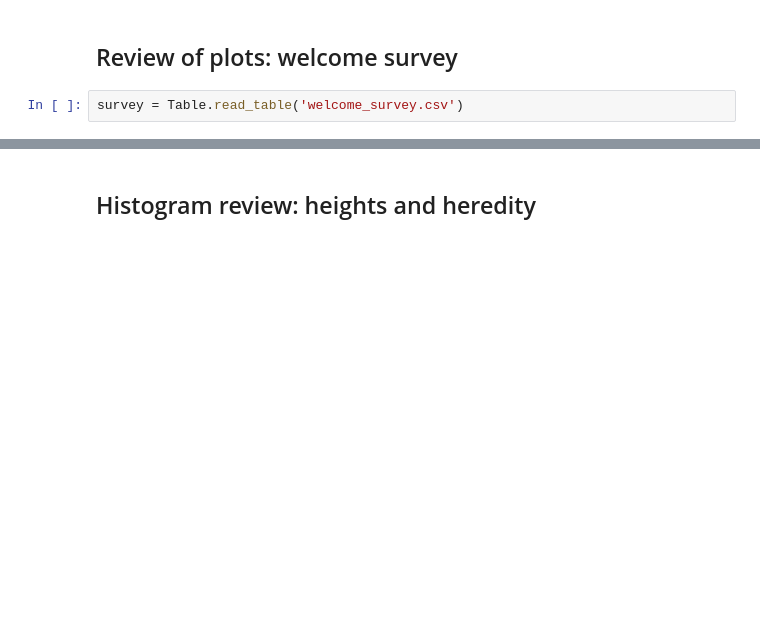
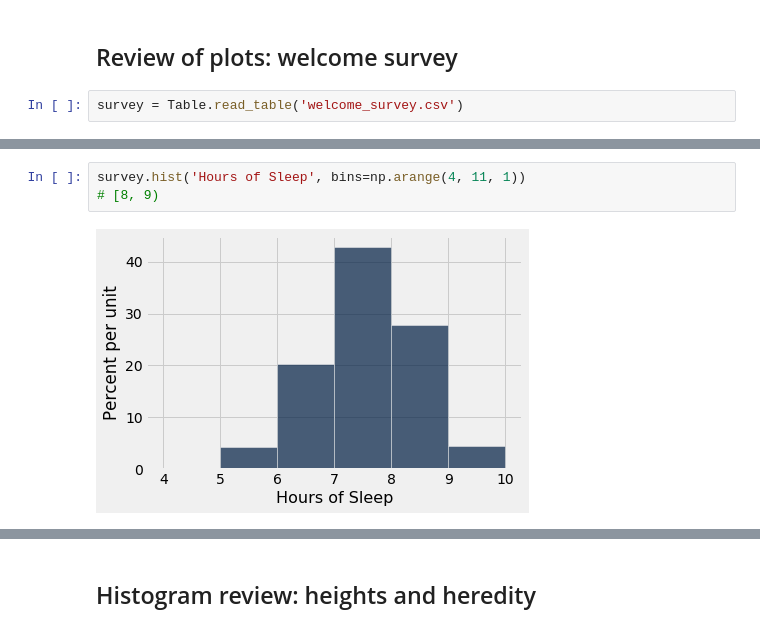
Before and after one commit to data-8/materials-sp19, a Jupyter notebook: lec/lec09.ipynb, the cells around one changed output, grey strips where cells are left out. Saved outputs shown, nothing was run; the diff lists cells and outputs as text; blank space fills up the shorter version.

```diff
--- a/lec/lec09.ipynb
+++ b/lec/lec09.ipynb
@@ -13,0 +41,5 @@ survey = Table.read_table('welcome_survey.csv')
+# %%
+survey.hist('Hours of Sleep', bins=np.arange(4, 11, 1))
+# [8, 9)
+# %% [output]
+[figure, added]
```
Also changed, not shown: parts of 48 cells of this notebook, 1 other file.
